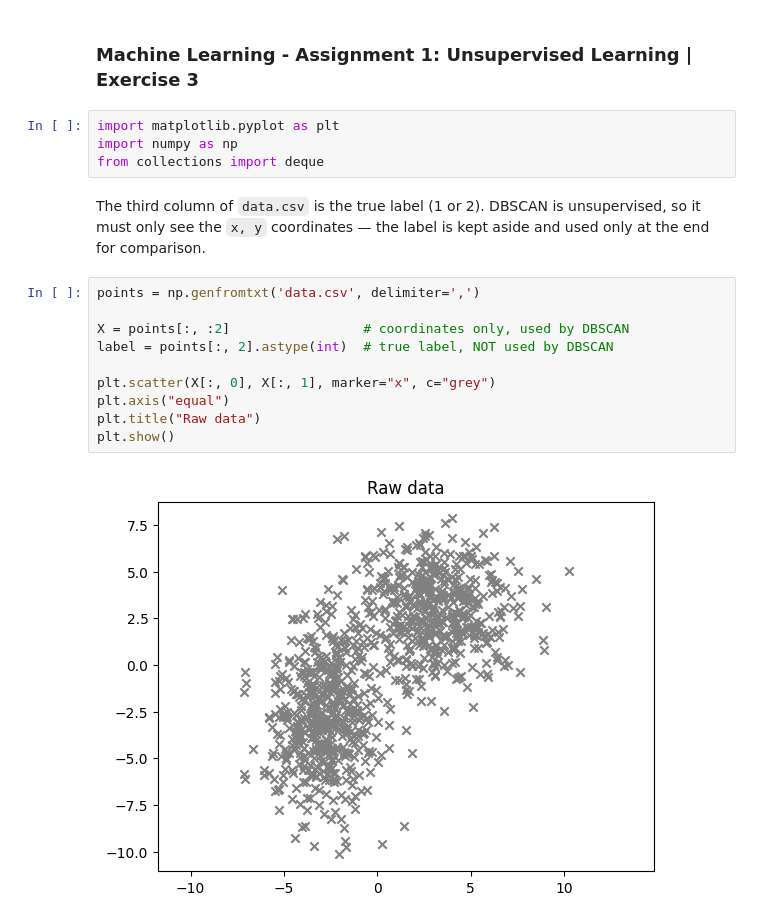
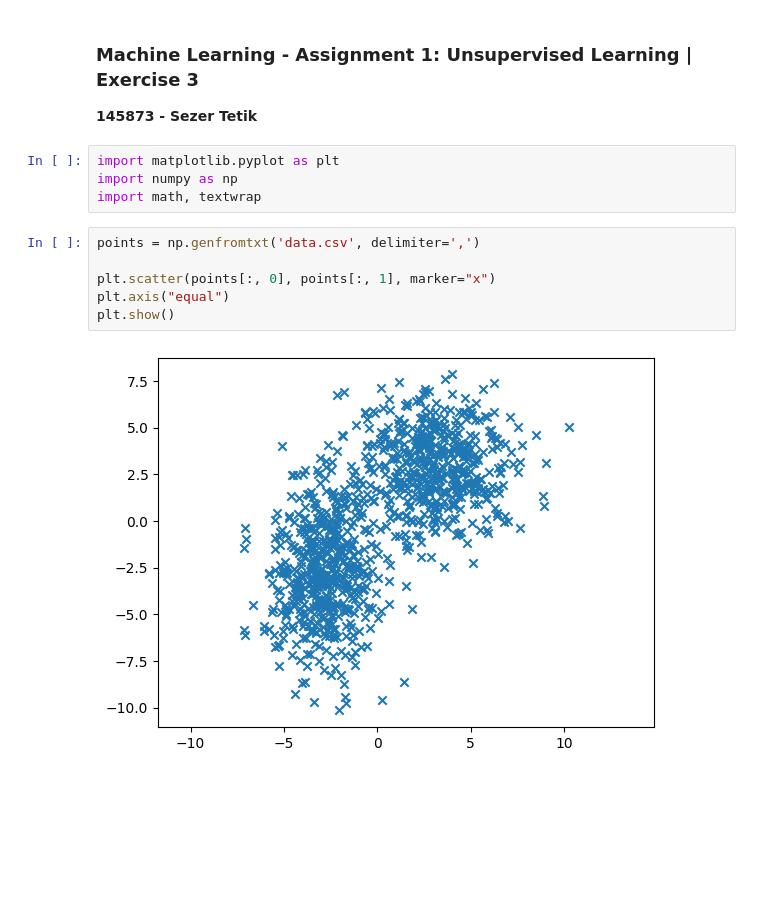
Before and after one commit to sezRR/iscte-machine-learning, a Jupyter notebook: assignments/01-unsupervised-learning/q3.ipynb, the cells around one changed output. Drawn from its saved outputs; the diff is of its cells as text; blank space fills up the shorter version.

```diff
--- a/assignments/01-unsupervised-learning/q3.ipynb
+++ b/assignments/01-unsupervised-learning/q3.ipynb
@@ -1,21 +1,16 @@
 # %% [markdown]
 ### Machine Learning - Assignment 1: Unsupervised Learning | Exercise 3
+
+**145873 - Sezer Tetik**
 # %%
 import matplotlib.pyplot as plt
 import numpy as np
-from collections import deque
+import math, textwrap
-# %% [markdown]
-The third column of `data.csv` is the true label (1 or 2). DBSCAN is unsupervised, so it must only see the `x, y` coordinates —
-the label is kept aside and used only at the end for comparison.
 # %%
 points = np.genfromtxt('data.csv', delimiter=',')
 
-X = points[:, :2]                 # coordinates only, used by DBSCAN
-label = points[:, 2].astype(int)  # true label, NOT used by DBSCAN
-
-plt.scatter(X[:, 0], X[:, 1], marker="x", c="grey")
+plt.scatter(points[:, 0], points[:, 1], marker="x")
 plt.axis("equal")
-plt.title("Raw data")
 plt.show()
 # %% [output]
-[figure, old version]
+[figure, new version]
```
Also changed, not shown: parts of 18 cells of this notebook, 3 other files.
